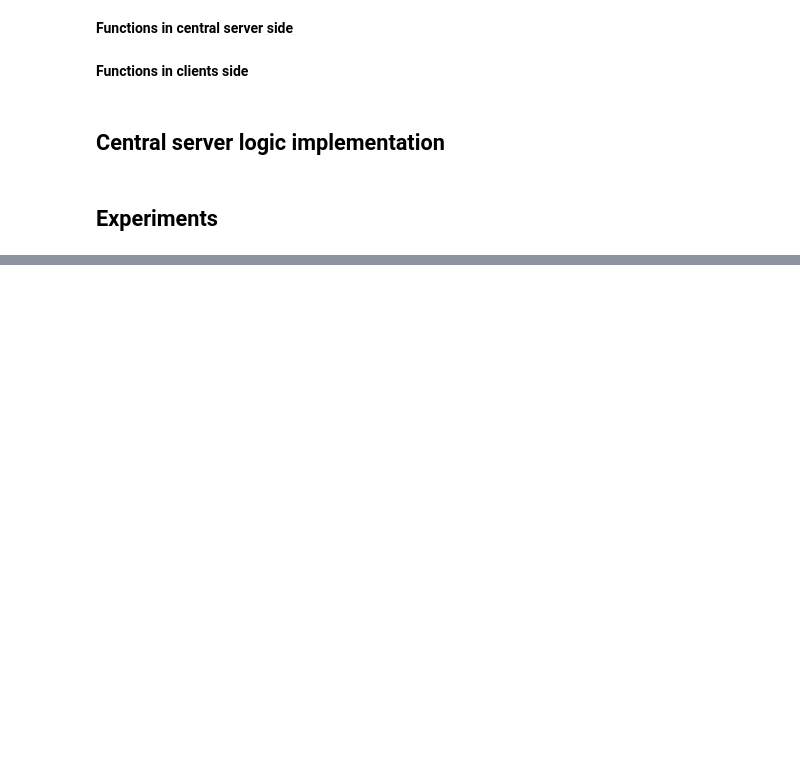
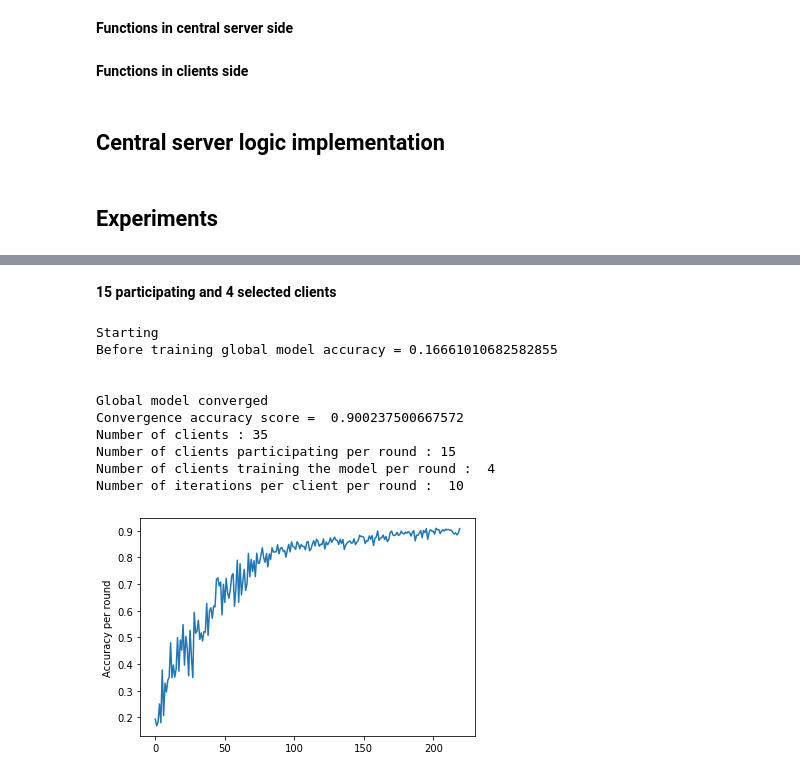
Before and after one commit to NRiccieri/HIAAC_Project_Group3, a Jupyter notebook: FL_proposta_algoritmo_compressao.ipynb, the cells around one changed output, grey strips where cells are left out. Saved outputs shown, nothing was run; the diff lists cells and outputs as text; code cells hidden in the pictures; blank space fills up the shorter version.

```diff
--- a/FL_proposta_algoritmo_compressao.ipynb
+++ b/FL_proposta_algoritmo_compressao.ipynb
@@ -435,0 +571,29 @@ Number of iterations per client per round :  10
+# %% [markdown]
+**15 participating and 4 selected clients**
+# %%
+#FL environment parameters
+percentage_clients_considered = .2    #percentage of clients randomly selected by central server
+percentage_clients_selected = .5    #percentage of clients selected among the clients considered
+
+#num_clients_considered = 15 #int(num_clients*percentage_clients_considered)
+num_clients_selected = 4 #int(percentage_clients_selected*num_clients_considered)
+
+#max_num_rounds = 350
+
+#splitting the dataset between all clients
+clients_dataset = returnDatasetPerClientObject(x_train, y_train)
+
+initial_global_model = returnInitialGlobalModel()
+final_global_model, accuracy_history_poc_15_4, num_rounds = repeatExperiment(initial_global_model, accuracy_score_target , clients_dataset, clients_considered_history)
+# %% [output]
+Starting
+Before training global model accuracy = 0.16661010682582855
+
+
+Global model converged
+Convergence accuracy score =  0.900237500667572
+Number of clients : 35
+Number of clients participating per round : 15
+Number of clients training the model per round :  4
+Number of iterations per client per round :  10
+[figure, added]
```
Also changed, not shown: parts of 36 cells of this notebook.
